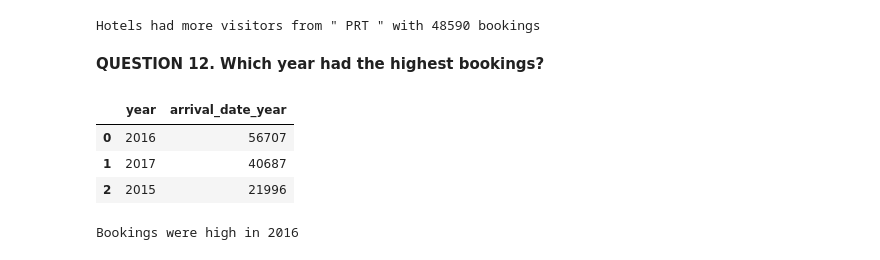
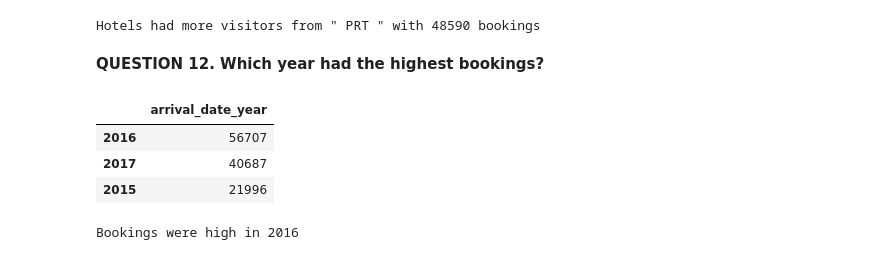
Before and after one commit to puttadharani/Data-surfers, a Jupyter notebook: my_1st_project.ipynb, the cells around one changed output. Cells and saved outputs as stored; diff of their text form; code cells hidden in the pictures.

```diff
--- a/my_1st_project.ipynb
+++ b/my_1st_project.ipynb
@@ -873,14 +898,14 @@ Hotels had more visitors from " PRT " with 48590 bookings
 **QUESTION 12. Which year had the highest bookings?**
 # %%
 #finding yearly bookings
-yearly_bookings=pd.DataFrame(df['arrival_date_year'].value_counts()).reset_index()
-yearly_bookings.rename(columns={'index':'year','Number of bookings':'arrival_date_year'},inplace=True)
+yearly_bookings=pd.DataFrame(df['arrival_date_year'].value_counts())
+yearly_bookings.rename(columns={'index':'year','Number of bookings':'Arrival_date_year'},inplace=True)
 yearly_bookings
 # %% [output]
-|  | year | arrival_date_year |
-| 0 | 2016 | 56707 |
-| 1 | 2017 | 40687 |
-| 2 | 2015 | 21996 |
+|  | arrival_date_year |
+| 2016 | 56707 |
+| 2017 | 40687 |
+| 2015 | 21996 |
 # %%
 print('Bookings were high in',yearly_bookings['year'][0])
 # %% [output]
```
Also changed, not shown: parts of 41 cells of this notebook.
